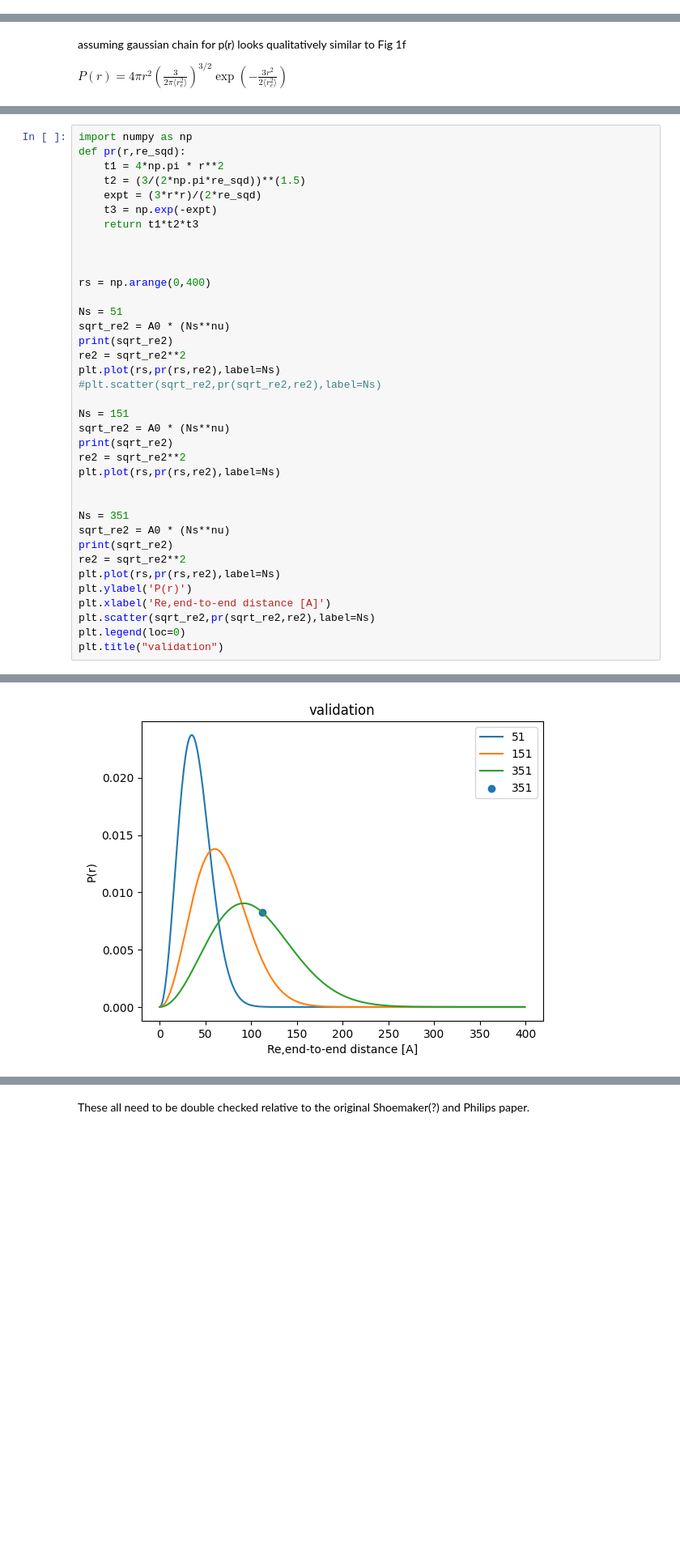
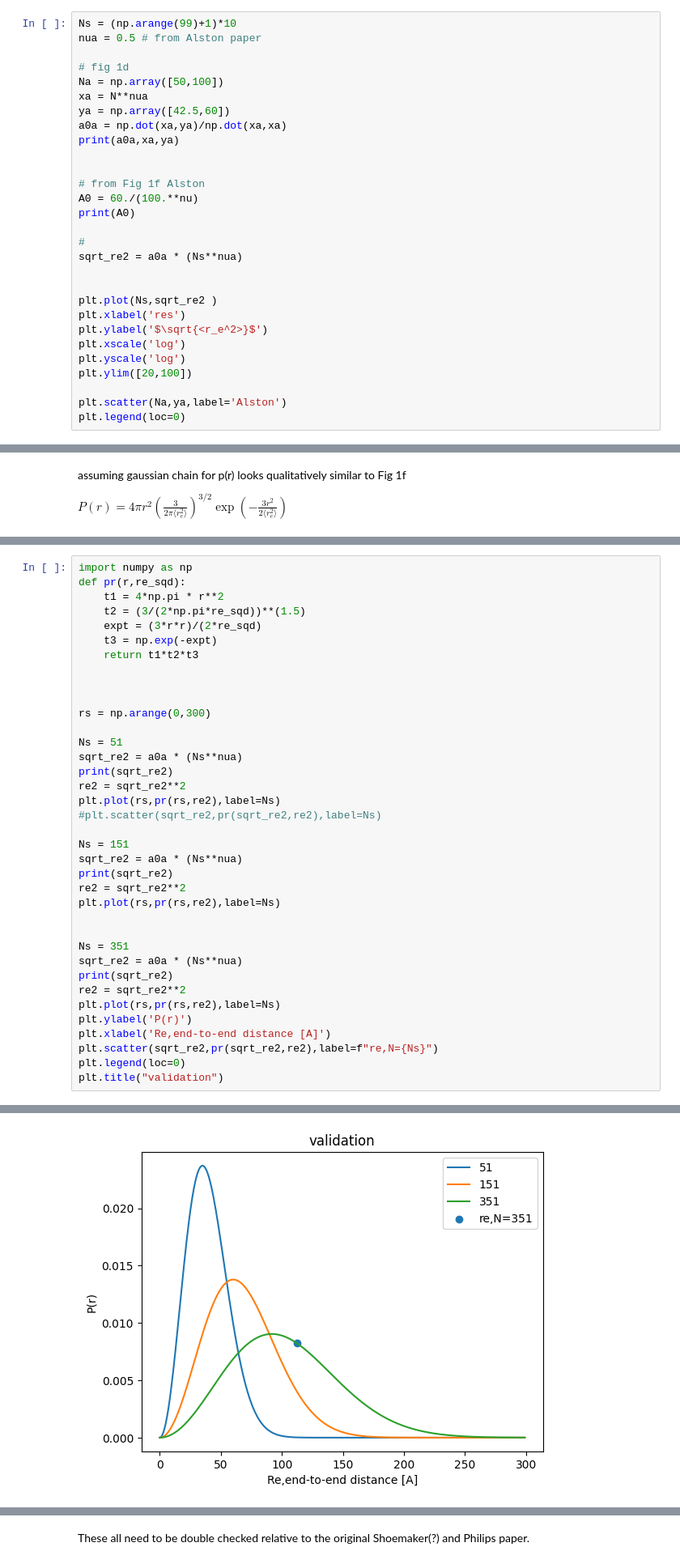
Before and after one commit to huskeypm/foldingML, a Jupyter notebook: ablim.ipynb, the cells around one changed output, grey strips where cells are left out. Shown: that part at 81% size. Drawn from its saved outputs; the diff is of its cells as text; blank space fills up the shorter version.

```diff
--- a/ablim.ipynb
+++ b/ablim.ipynb
@@ -324,0 +346,29 @@ Data (re**2) seems to match that presented in Fig 10, although its growth with N
+# %%
+Ns = (np.arange(99)+1)*10
+nua = 0.5 # from Alston paper
+
+# fig 1d
+Na = np.array([50,100])
+xa = N**nua
+ya = np.array([42.5,60])
+a0a = np.dot(xa,ya)/np.dot(xa,xa)
+print(a0a,xa,ya)
+
+
+# from Fig 1f Alston
+A0 = 60./(100.**nu)
+print(A0)
+
+#
+sqrt_re2 = a0a * (Ns**nua)
+
+
+plt.plot(Ns,sqrt_re2 )
+plt.xlabel('res')
+plt.ylabel('$\sqrt{<r_e^2>}$')
+plt.xscale('log')
+plt.yscale('log')
+plt.ylim([20,100])
+
+plt.scatter(Na,ya,label='Alston')
+plt.legend(loc=0)
@@ -427,30 +453,30 @@ def pr(r,re_sqd):
 
 
 
-rs = np.arange(0,400)
+rs = np.arange(0,300)
 
 Ns = 51
-sqrt_re2 = A0 * (Ns**nu)
+sqrt_re2 = a0a * (Ns**nua)
 print(sqrt_re2)
 re2 = sqrt_re2**2
 plt.plot(rs,pr(rs,re2),label=Ns)
 #plt.scatter(sqrt_re2,pr(sqrt_re2,re2),label=Ns)
 
 Ns = 151
-sqrt_re2 = A0 * (Ns**nu)
+sqrt_re2 = a0a * (Ns**nua)
 print(sqrt_re2)
 re2 = sqrt_re2**2
 plt.plot(rs,pr(rs,re2),label=Ns)
 
 
 Ns = 351
-sqrt_re2 = A0 * (Ns**nu)
+sqrt_re2 = a0a * (Ns**nua)
 print(sqrt_re2)
 re2 = sqrt_re2**2
 plt.plot(rs,pr(rs,re2),label=Ns)
 plt.ylabel('P(r)')
 plt.xlabel('Re,end-to-end distance [A]')
-plt.scatter(sqrt_re2,pr(sqrt_re2,re2),label=Ns)
+plt.scatter(sqrt_re2,pr(sqrt_re2,re2),label=f"re,N={Ns}")
 plt.legend(loc=0)
 plt.title("validation")
 # %% [output]
@@ -460,5 +486,5 @@ plt.title("validation")
 Text(0.5, 1.0, 'validation')
-[figure, old version]
+[figure, new version]
 # %% [markdown]
 Application to ABLIM1 numbers
 * Assuming A0 is unchanged from early  (maybe MD data can help us update this)
```
Also changed, not shown: parts of 14 cells of this notebook.
